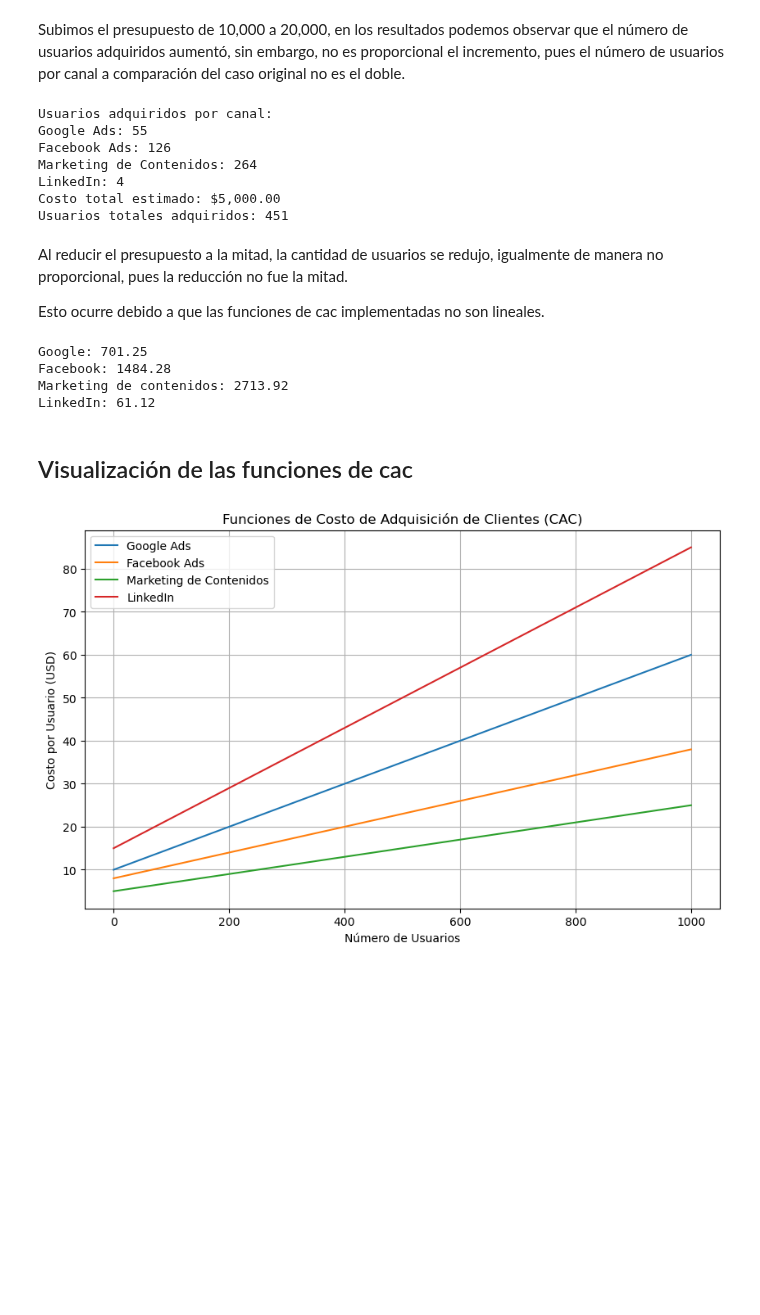
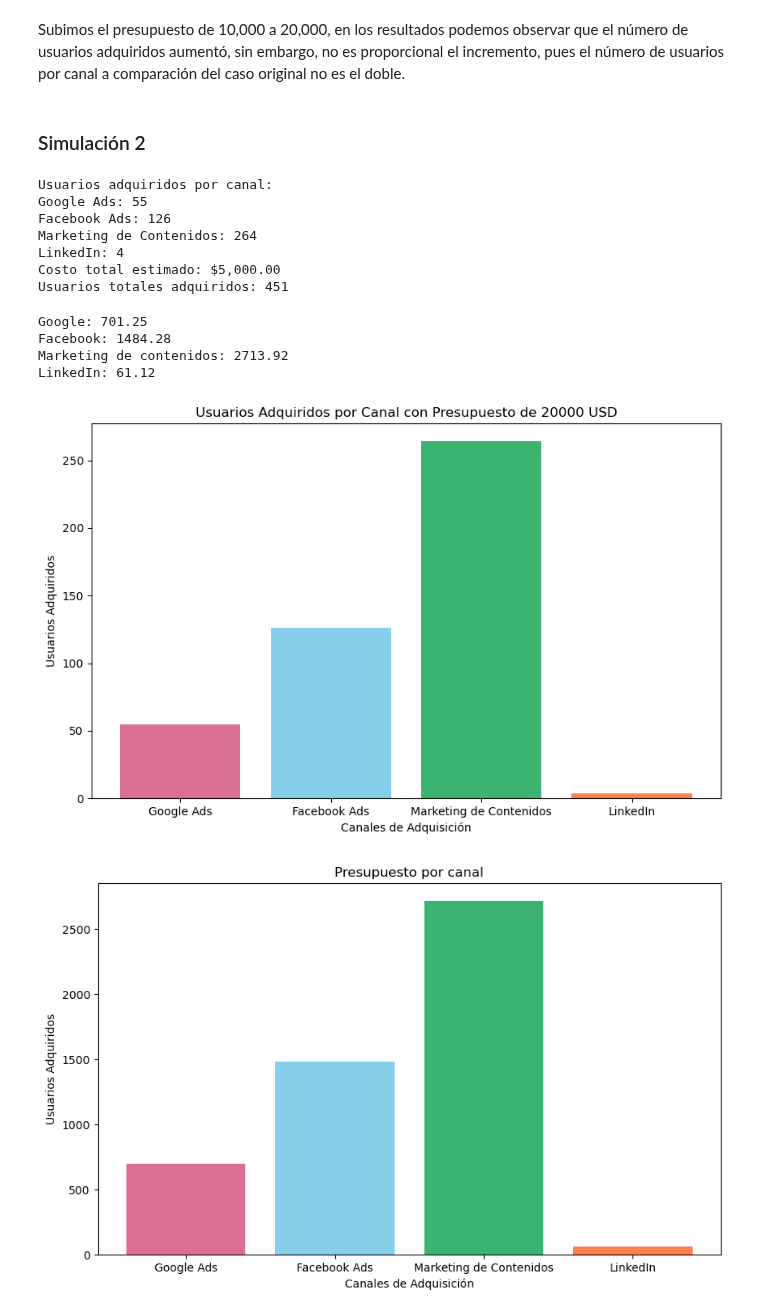
Before and after one commit to LuisMB09/lab_analisis_datos, a Jupyter notebook: clase17-optimizacion.ipynb, the cells around one changed output. Drawn from its saved outputs; the diff is of its cells as text; code cells hidden in the pictures; blank space fills up the shorter version.

```diff
--- a/clase17-optimizacion.ipynb
+++ b/clase17-optimizacion.ipynb
@@ -357,3 +434,5 @@ LinkedIn: 1862.08
 # %% [markdown]
 Subimos el presupuesto de 10,000 a 20,000, en los resultados podemos observar que el número de usuarios adquiridos aumentó, sin embargo, no es proporcional el incremento, pues el número de usuarios por canal a comparación del caso original no es el doble.
+# %% [markdown]
+### Simulación 2
 # %%
@@ -420,10 +495,6 @@ Marketing de Contenidos: 264
 LinkedIn: 4
 Costo total estimado: $5,000.00
 Usuarios totales adquiridos: 451
-# %% [markdown]
-Al reducir el presupuesto a la mitad, la cantidad de usuarios se redujo, igualmente de manera no proporcional, pues la reducción no fue la mitad.
-
-Esto ocurre debido a que las funciones de cac implementadas no son lineales.
 # %%
 # Para este ejemplo se dedico un presupuesto de 5000 USD, el cual se distribuyo de la siguiente manera:
 
@@ -436,44 +507,27 @@ Google: 701.25
 Facebook: 1484.28
 Marketing de contenidos: 2713.92
 LinkedIn: 61.12
-# %% [markdown]
-## Visualización de las funciones de cac
-# %%
-import matplotlib.pyplot as plt
-
-# Ejemplo de funciones de CAC (en USD) en función del número de usuarios adquiridos
-def cac_google_ads(users):
-    return 10 + 0.05 * users  # Incremental cost per user
-
-def cac_facebook_ads(users):
-    return 8 + 0.03 * users
-
-def cac_content_marketing(users):
-    return 5 + 0.02 * users
-
-def cac_linkedin(users):
-    return 15 + 0.07 * users
-
-# Definir el rango de usuarios
-users_range = np.linspace(0, 1000, 100)
-
-# Calcular los costos para cada función de CAC
-google_ads_costs = [cac_google_ads(users) for users in users_range]
-facebook_ads_costs = [cac_facebook_ads(users) for users in users_range]
-content_marketing_costs = [cac_content_marketing(users) for users in users_range]
-linkedin_costs = [cac_linkedin(users) for users in users_range]
-
-# Crear la gráfica
-plt.figure(figsize=(10, 6))
-plt.plot(users_range, google_ads_costs, label='Google Ads')
-plt.plot(users_range, facebook_ads_costs, label='Facebook Ads')
-plt.plot(users_range, content_marketing_costs, label='Marketing de Contenidos')
-plt.plot(users_range, linkedin_costs, label='LinkedIn')
-plt.xlabel('Número de Usuarios')
-plt.ylabel('Costo por Usuario (USD)')
-plt.title('Funciones de Costo de Adquisición de Clientes (CAC)')
-plt.legend()
-plt.grid(True)
-plt.show()
-# %% [output]
-[figure, removed]
+# %%
+# Datos de usuarios adquiridos por canal
+channels = ['Google Ads', 'Facebook Ads', 'Marketing de Contenidos', 'LinkedIn']
+users_acquired = [55, 126, 264, 4]
+cost = [701.25, 1484.28, 2713.92, 61.12]
+
+# Crear el barplot
+plt.figure(figsize=(10, 6))
+plt.bar(channels, users_acquired, color=['palevioletred', 'skyblue', 'mediumseagreen', 'coral'])
+plt.xlabel('Canales de Adquisición')
+plt.ylabel('Usuarios Adquiridos')
+plt.title('Usuarios Adquiridos por Canal con Presupuesto de 20000 USD')
+plt.show()
+
+# Crear el barplot
+plt.figure(figsize=(10, 6))
+plt.bar(channels, cost, color=['palevioletred', 'skyblue', 'mediumseagreen', 'coral'])
+plt.xlabel('Canales de Adquisición')
+plt.ylabel('Usuarios Adquiridos')
+plt.title('Presupuesto por canal')
+plt.show()
+# %% [output]
+[figure, added]
+[figure, added]
```
Also changed, not shown: parts of 31 cells of this notebook.
